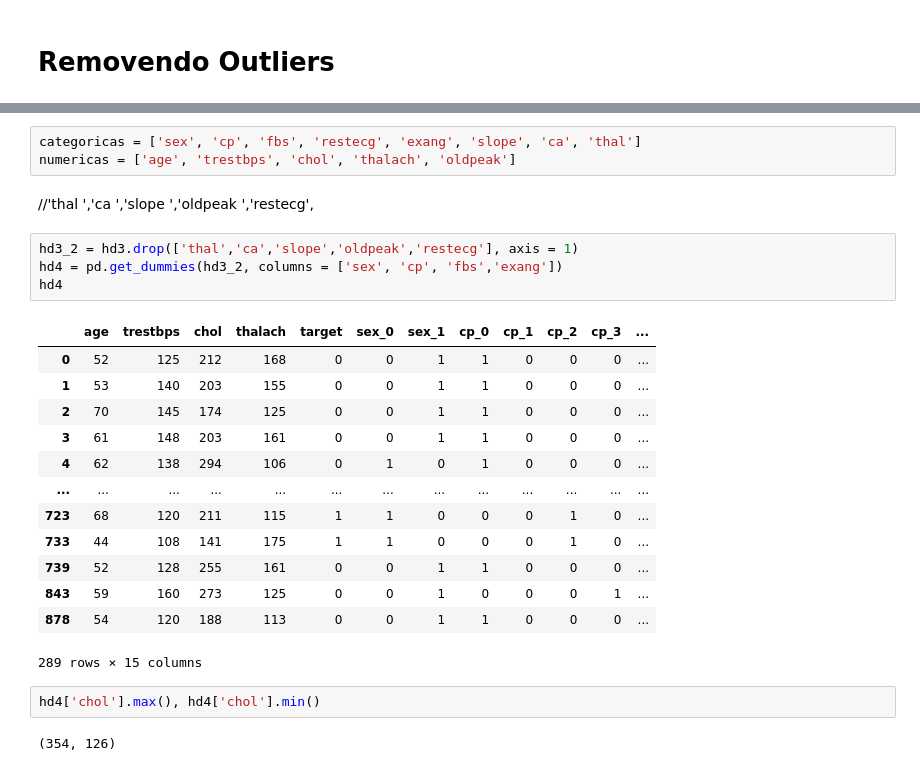
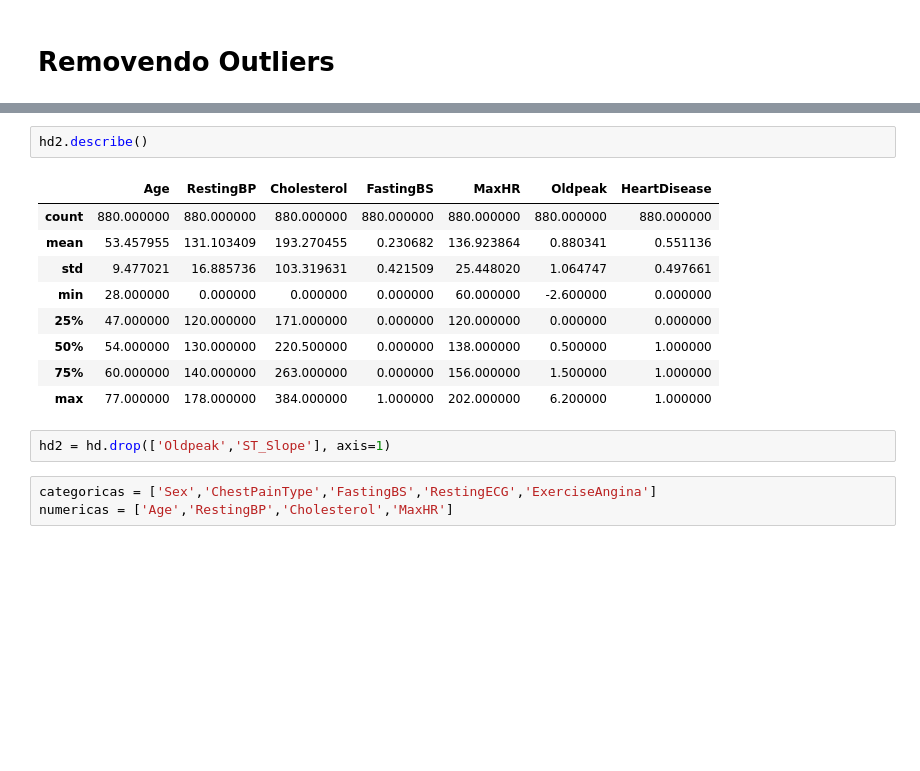
Before and after one commit to yukaritk/heart_disease_project, a Jupyter notebook: heart_disease_project.ipynb, the cells around one changed output, grey strips where cells are left out. Saved outputs shown, nothing was run; the diff lists cells and outputs as text; blank space fills up the shorter version.

```diff
--- a/heart_disease_project.ipynb
+++ b/heart_disease_project.ipynb
@@ -182,27 +165,17 @@ sns.boxplot(data= hd3)
-# %%
-categoricas = ['sex', 'cp', 'fbs', 'restecg', 'exang', 'slope', 'ca', 'thal']
-numericas = ['age', 'trestbps', 'chol', 'thalach', 'oldpeak']
-# %% [markdown]
-//'thal ','ca ','slope ','oldpeak ','restecg',
-# %%
-hd3_2 = hd3.drop(['thal','ca','slope','oldpeak','restecg'], axis = 1)
-hd4 = pd.get_dummies(hd3_2, columns = ['sex', 'cp', 'fbs','exang'])
-hd4
-# %% [output]
-|  | age | trestbps | chol | thalach | target | sex_0 | sex_1 | cp_0 | cp_1 | cp_2 | cp_3 | ... |
-| 0 | 52 | 125 | 212 | 168 | 0 | 0 | 1 | 1 | 0 | 0 | 0 | ... |
-| 1 | 53 | 140 | 203 | 155 | 0 | 0 | 1 | 1 | 0 | 0 | 0 | ... |
-| 2 | 70 | 145 | 174 | 125 | 0 | 0 | 1 | 1 | 0 | 0 | 0 | ... |
-| 3 | 61 | 148 | 203 | 161 | 0 | 0 | 1 | 1 | 0 | 0 | 0 | ... |
-| 4 | 62 | 138 | 294 | 106 | 0 | 1 | 0 | 1 | 0 | 0 | 0 | ... |
-| ... | ... | ... | ... | ... | ... | ... | ... | ... | ... | ... | ... | ... |
-| 723 | 68 | 120 | 211 | 115 | 1 | 1 | 0 | 0 | 0 | 1 | 0 | ... |
-| 733 | 44 | 108 | 141 | 175 | 1 | 1 | 0 | 0 | 0 | 1 | 0 | ... |
-| 739 | 52 | 128 | 255 | 161 | 0 | 0 | 1 | 1 | 0 | 0 | 0 | ... |
-| 843 | 59 | 160 | 273 | 125 | 0 | 0 | 1 | 0 | 0 | 0 | 1 | ... |
-| 878 | 54 | 120 | 188 | 113 | 0 | 0 | 1 | 1 | 0 | 0 | 0 | ... |
-289 rows × 15 columns
-# %%
-hd4['chol'].max(), hd4['chol'].min()
-# %% [output]
-(354, 126)
+# %%
+hd2.describe()
+# %% [output]
+|  | Age | RestingBP | Cholesterol | FastingBS | MaxHR | Oldpeak | HeartDisease |
+| count | 880.000000 | 880.000000 | 880.000000 | 880.000000 | 880.000000 | 880.000000 | 880.000000 |
+| mean | 53.457955 | 131.103409 | 193.270455 | 0.230682 | 136.923864 | 0.880341 | 0.551136 |
+| std | 9.477021 | 16.885736 | 103.319631 | 0.421509 | 25.448020 | 1.064747 | 0.497661 |
+| min | 28.000000 | 0.000000 | 0.000000 | 0.000000 | 60.000000 | -2.600000 | 0.000000 |
+| 25% | 47.000000 | 120.000000 | 171.000000 | 0.000000 | 120.000000 | 0.000000 | 0.000000 |
+| 50% | 54.000000 | 130.000000 | 220.500000 | 0.000000 | 138.000000 | 0.500000 | 1.000000 |
+| 75% | 60.000000 | 140.000000 | 263.000000 | 0.000000 | 156.000000 | 1.500000 | 1.000000 |
+| max | 77.000000 | 178.000000 | 384.000000 | 1.000000 | 202.000000 | 6.200000 | 1.000000 |
+# %%
+hd2 = hd.drop(['Oldpeak','ST_Slope'], axis=1)
+# %%
+categoricas = ['Sex','ChestPainType','FastingBS','RestingECG','ExerciseAngina']
+numericas = ['Age','RestingBP','Cholesterol','MaxHR']
```
Also changed, not shown: parts of 21 cells of this notebook, 1 other file.
